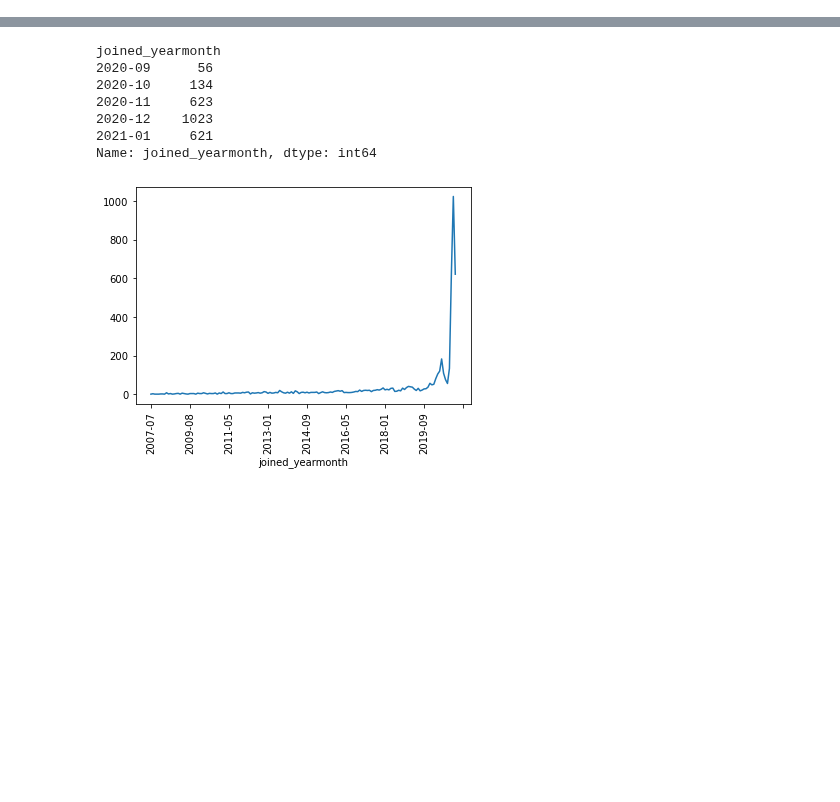
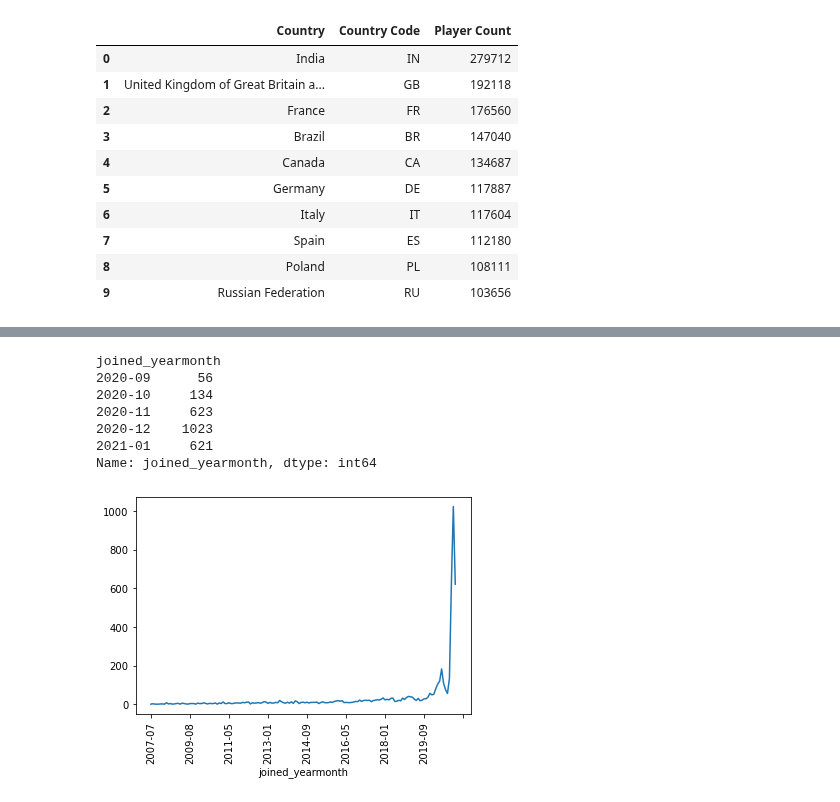
Before and after one commit to melissamonroe/who-plays-chess, a Jupyter notebook: ChessDetailsPy.ipynb, the cells around one changed output, grey strips where cells are left out. Cells and saved outputs as stored; diff of their text form; code cells hidden in the pictures; blank space fills up the shorter version.

```diff
--- a/ChessDetailsPy.ipynb
+++ b/ChessDetailsPy.ipynb
@@ -91,3 +91,18 @@ plt.show()
+# %%
+top_10_df = count_sorted_cleaned.head(10)
+top_10_df
+# %% [output]
+|  | Country | Country Code | Player Count |
+| 0 | India | IN | 279712 |
+| 1 | United Kingdom of Great Britain a... | GB | 192118 |
+| 2 | France | FR | 176560 |
+| 3 | Brazil | BR | 147040 |
+| 4 | Canada | CA | 134687 |
+| 5 | Germany | DE | 117887 |
+| 6 | Italy | IT | 117604 |
+| 7 | Spain | ES | 112180 |
+| 8 | Poland | PL | 108111 |
+| 9 | Russian Federation | RU | 103656 |
 # %%
 # get joined_yearmonth dataframe for player details file
 def get_joined_yearmonth_dataframe(output_data_player_details):
```
Also changed, not shown: parts of 9 cells of this notebook, 2 other files.
